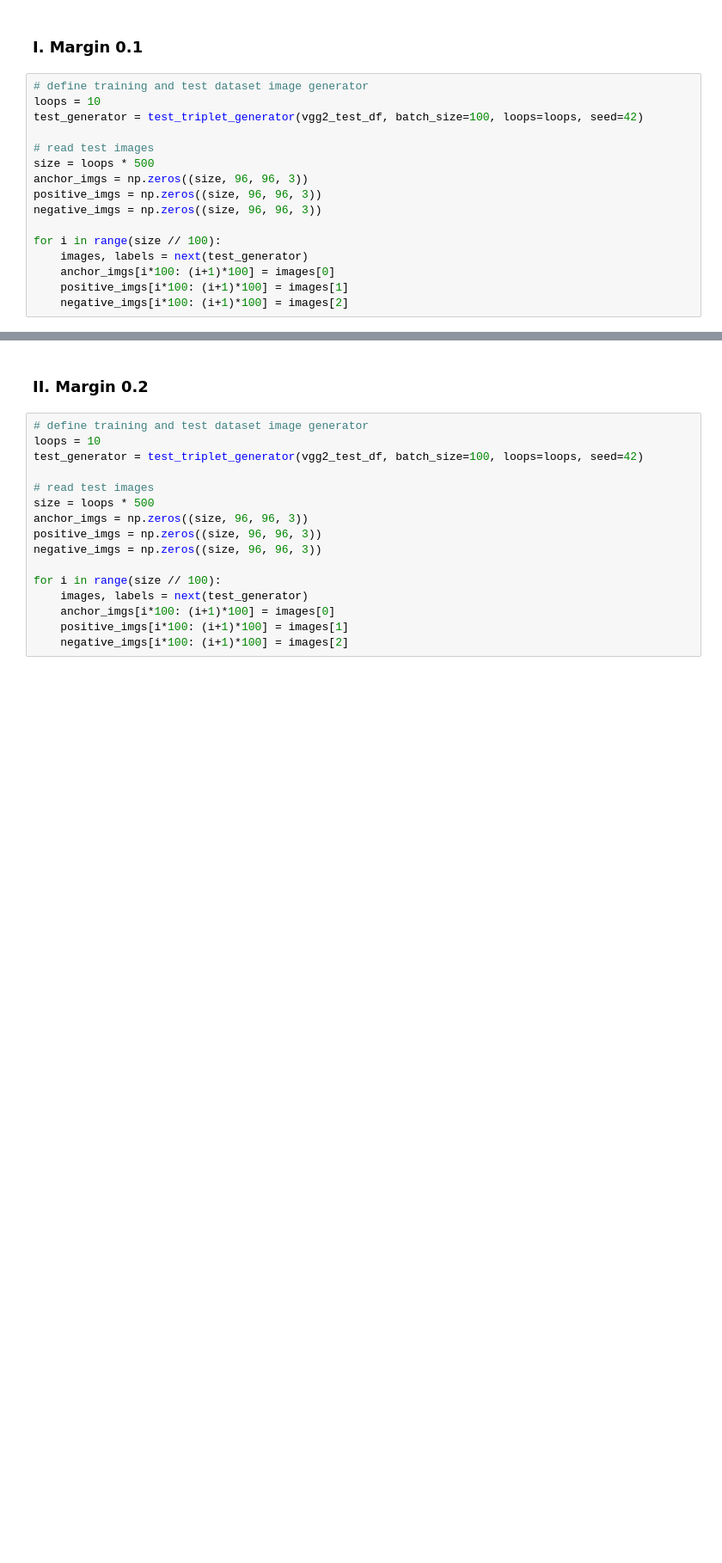
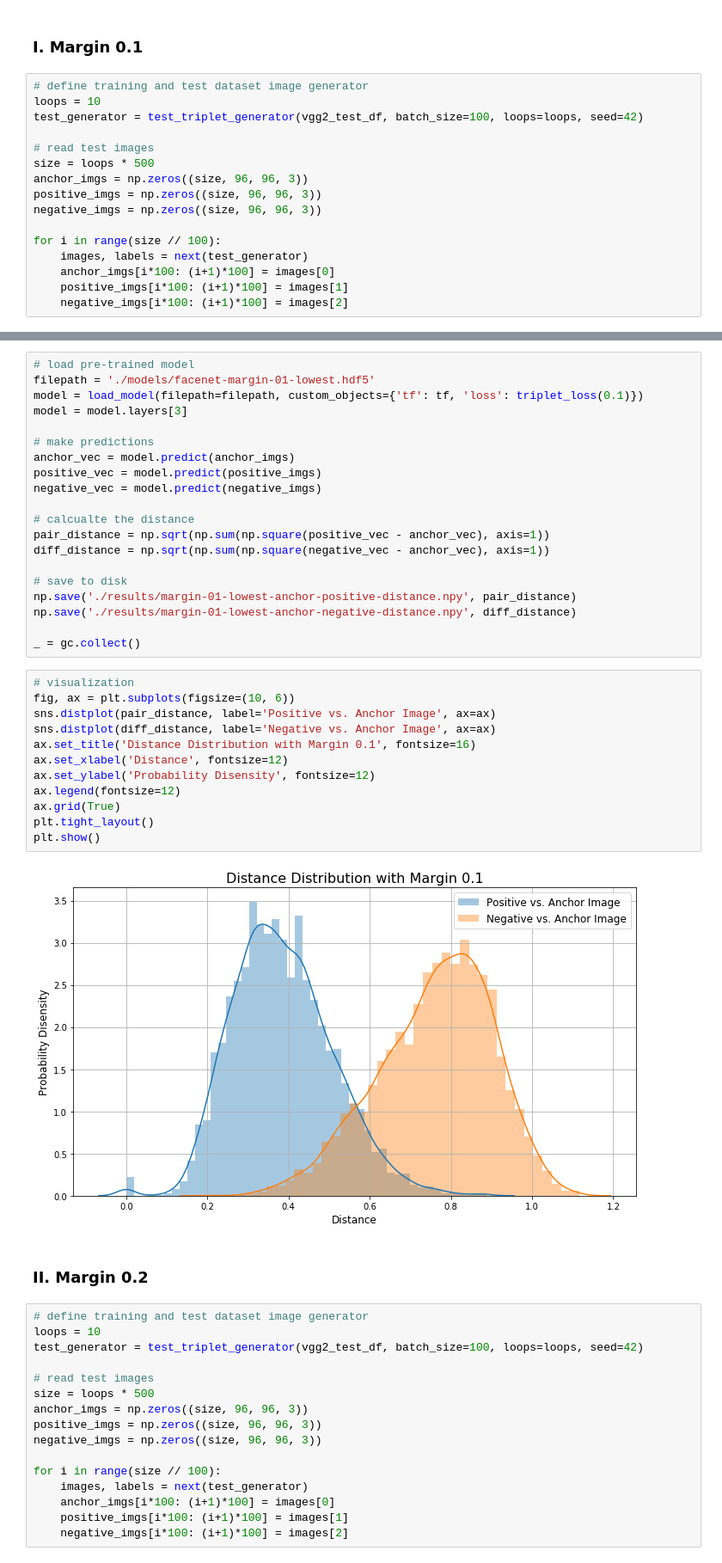
Before and after one commit to JifuZhao/face-verification, a Jupyter notebook: 4. FaceNet Performance Visualization.ipynb, the cells around one changed output, grey strips where cells are left out. Shown at 86% size. Saved outputs shown, nothing was run; the diff lists cells and outputs as text; blank space fills up the shorter version.

```diff
--- a/4. FaceNet Performance Visualization.ipynb
+++ b/4. FaceNet Performance Visualization.ipynb
@@ -105,3 +115,37 @@ plt.show()
+# %%
+# load pre-trained model
+filepath = './models/facenet-margin-01-lowest.hdf5'
+model = load_model(filepath=filepath, custom_objects={'tf': tf, 'loss': triplet_loss(0.1)})
+model = model.layers[3]
+
+# make predictions
+anchor_vec = model.predict(anchor_imgs)
+positive_vec = model.predict(positive_imgs)
+negative_vec = model.predict(negative_imgs)
+
+# calcualte the distance
+pair_distance = np.sqrt(np.sum(np.square(positive_vec - anchor_vec), axis=1))
+diff_distance = np.sqrt(np.sum(np.square(negative_vec - anchor_vec), axis=1))
+
+# save to disk
+np.save('./results/margin-01-lowest-anchor-positive-distance.npy', pair_distance)
+np.save('./results/margin-01-lowest-anchor-negative-distance.npy', diff_distance)
+
+_ = gc.collect()
+# %%
+# visualization
+fig, ax = plt.subplots(figsize=(10, 6))
+sns.distplot(pair_distance, label='Positive vs. Anchor Image', ax=ax)
+sns.distplot(diff_distance, label='Negative vs. Anchor Image', ax=ax)
+ax.set_title('Distance Distribution with Margin 0.1', fontsize=16)
+ax.set_xlabel('Distance', fontsize=12)
+ax.set_ylabel('Probability Disensity', fontsize=12)
+ax.legend(fontsize=12)
+ax.grid(True)
+plt.tight_layout()
+plt.show()
+# %% [output]
+[figure, added]
 # %% [markdown]
 ### II. Margin 0.2
 # %%
```
Also changed, not shown: parts of 19 cells of this notebook, 10 other files.
